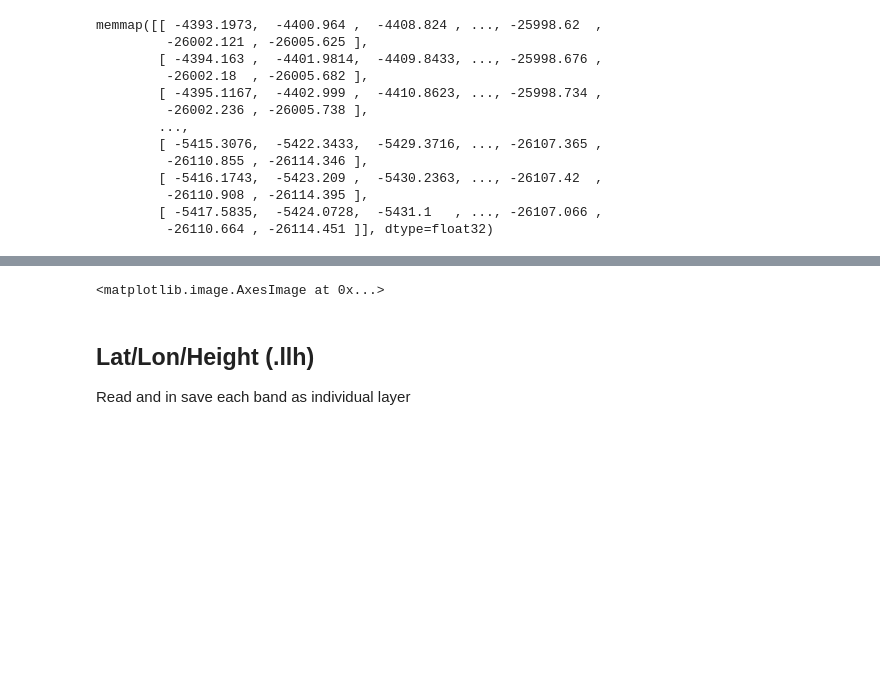
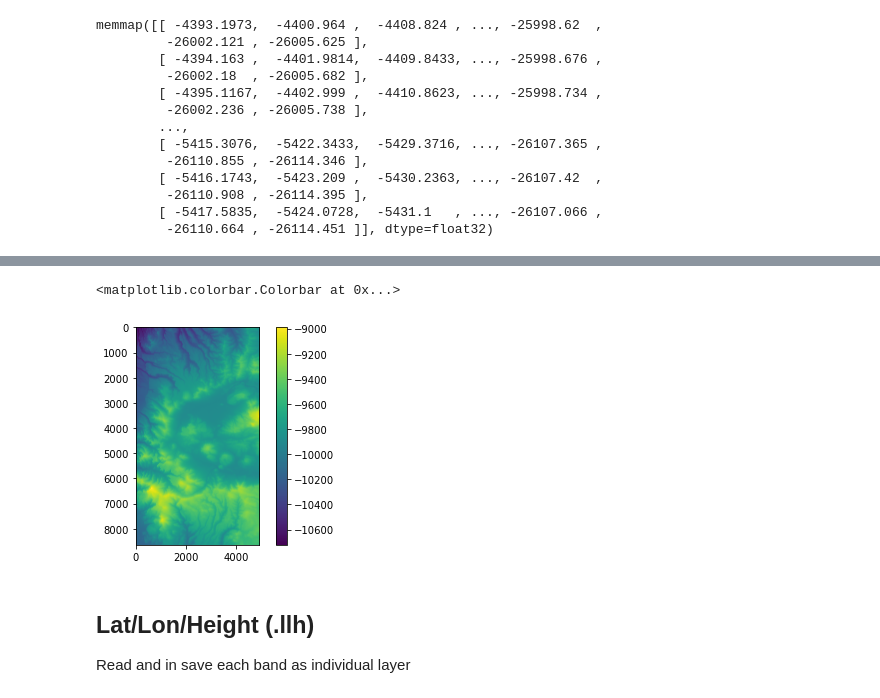
Before and after one commit to jacktarricone/uavsar_scripts, a Jupyter notebook: uavsar_slc_geoloc.ipynb, the cells around one changed output, grey strips where cells are left out. Saved outputs shown, nothing was run; the diff lists cells and outputs as text; code cells hidden in the pictures; blank space fills up the shorter version.

```diff
--- a/uavsar_slc_geoloc.ipynb
+++ b/uavsar_slc_geoloc.ipynb
@@ -209,9 +213,11 @@ envi.save_image(north_hdr, north, ext='', interleave='bsq')
 # %%
 # up
 up = lvk_open[:,:,2] # slice out up layer
 plt.imshow(up)
+plt.colorbar()
 # %% [output]
-<matplotlib.image.AxesImage at 0x...>
+<matplotlib.colorbar.Colorbar at 0x...>
+[figure, added]
 # %%
 # save up band
 up_hdr = os.path.join(folder, 'up.lvk.hdr') # change name
```
Also changed, not shown: parts of 12 cells of this notebook.
